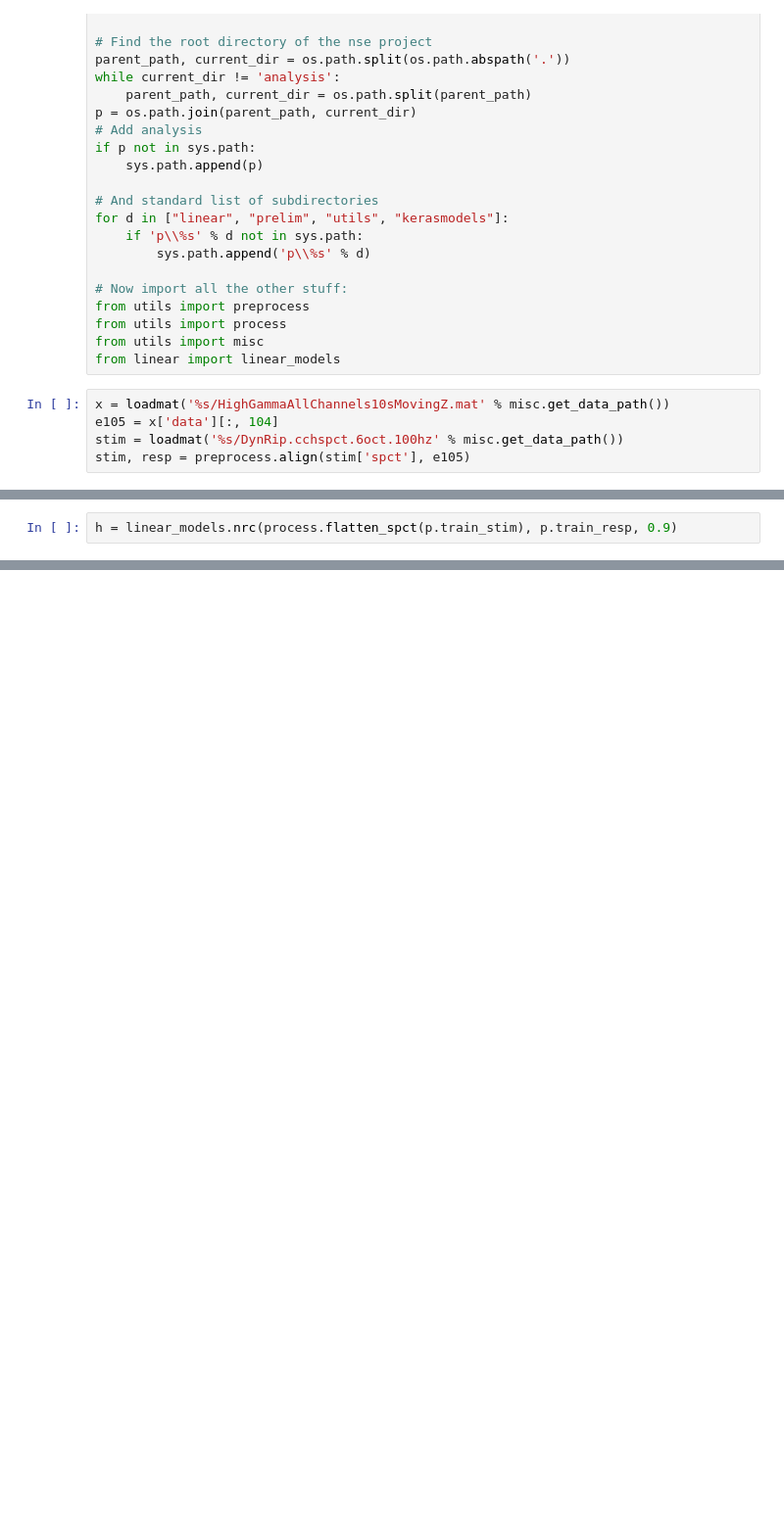
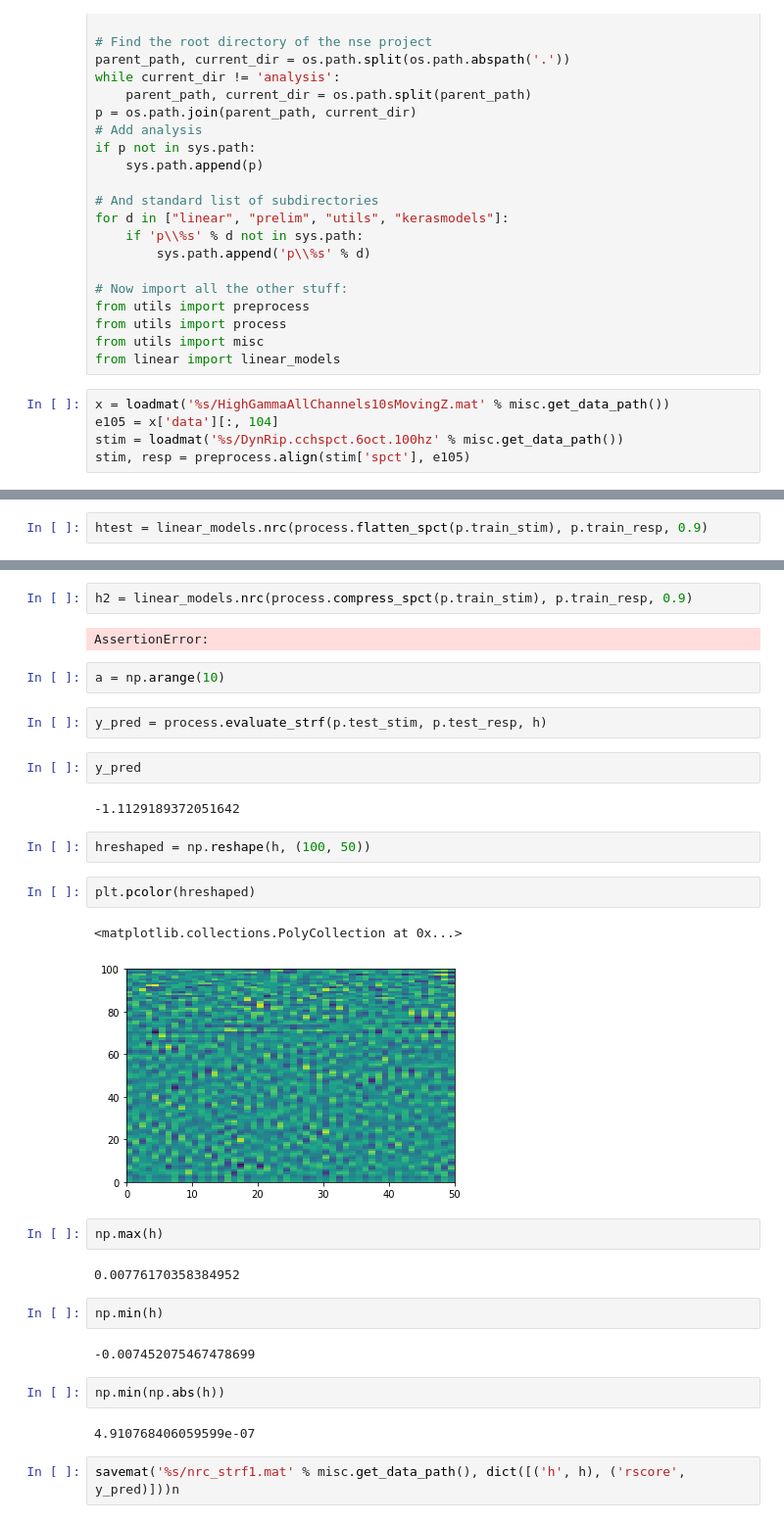
Before and after one commit to akumar01/dmr_analysis, a Jupyter notebook: linear/NRC.ipynb, the cells around one changed output, grey strips where cells are left out. Shown at 98% size. Cells and saved outputs as stored; diff of their text form; blank space fills up the shorter version.

```diff
--- a/linear/NRC.ipynb
+++ b/linear/NRC.ipynb
@@ -41,2 +41,2 @@ p = process.split_data(stim, resp, 2)
 # %%
-h = linear_models.nrc(process.flatten_spct(p.train_stim), p.train_resp, 0.9)
+htest = linear_models.nrc(process.flatten_spct(p.train_stim), p.train_resp, 0.9)
@@ -42,0 +53,33 @@ h = linear_models.nrc(process.flatten_spct(p.train_stim), p.train_resp, 0.9)
+# %%
+h2 = linear_models.nrc(process.compress_spct(p.train_stim), p.train_resp, 0.9)
+# %% [output]
+AssertionError:
+# %%
+a = np.arange(10)
+# %%
+y_pred = process.evaluate_strf(p.test_stim, p.test_resp, h)
+# %%
+y_pred
+# %% [output]
+-1.1129189372051642
+# %%
+hreshaped = np.reshape(h, (100, 50))
+# %%
+plt.pcolor(hreshaped)
+# %% [output]
+<matplotlib.collections.PolyCollection at 0x...>
+[figure, added]
+# %%
+np.max(h)
+# %% [output]
+0.00776170358384952
+# %%
+np.min(h)
+# %% [output]
+-0.007452075467478699
+# %%
+np.min(np.abs(h))
+# %% [output]
+4.910768406059599e-07
+# %%
+savemat('%s/nrc_strf1.mat' % misc.get_data_path(), dict([('h', h), ('rscore', y_pred)]))n
```
Also changed, not shown: parts of 18 cells of this notebook, 4 other files.
